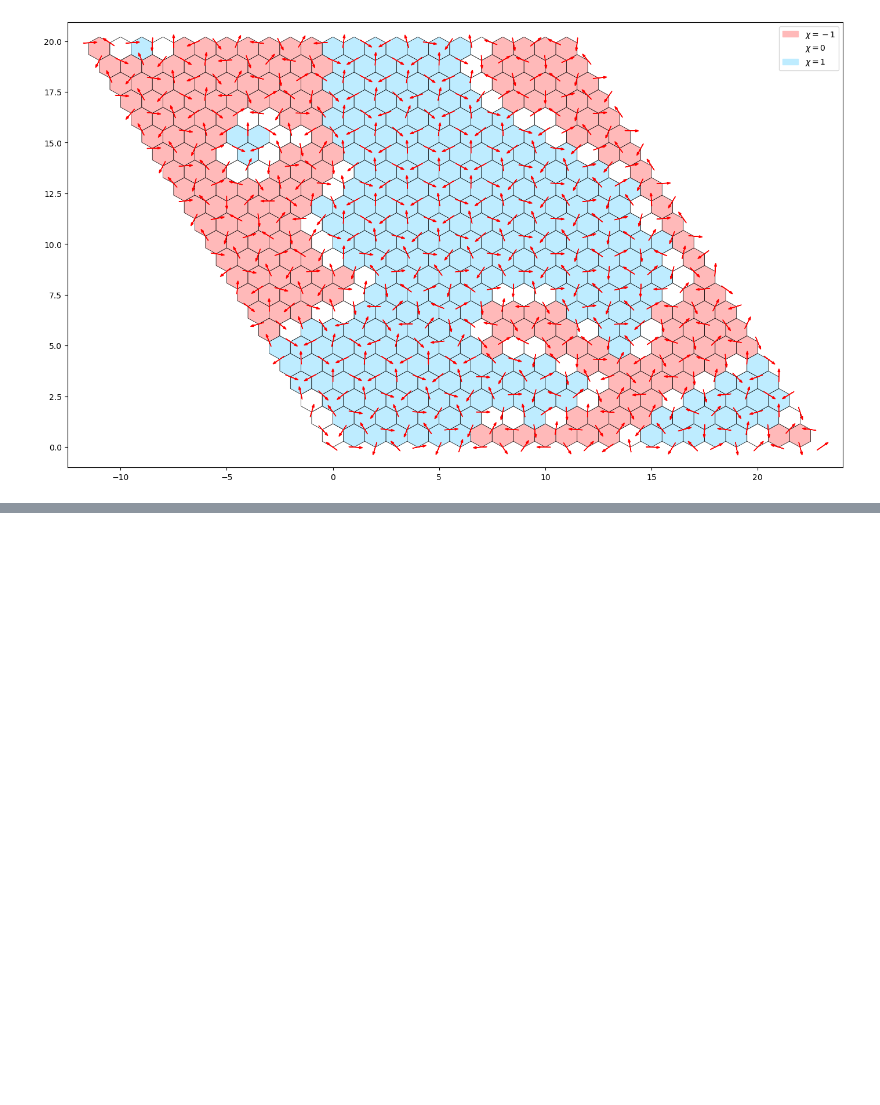
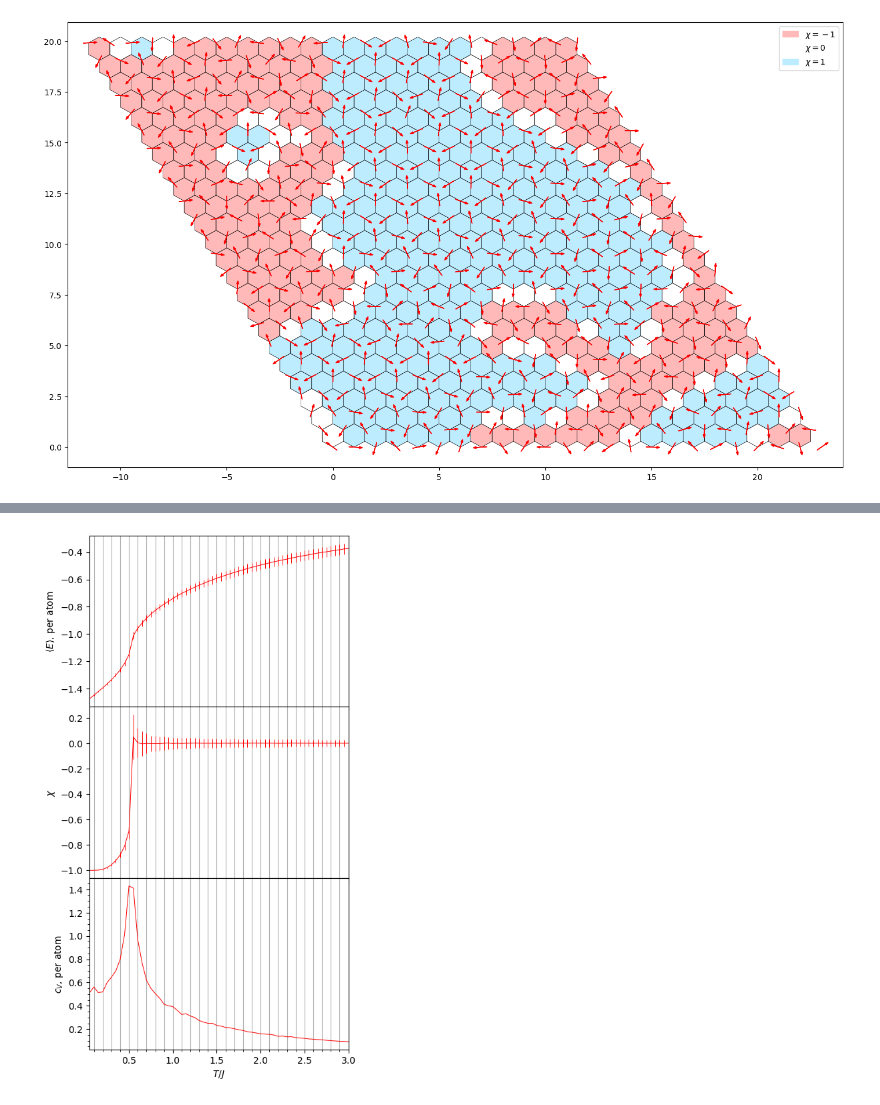
Before and after one commit to krivenko/MX2RKKY.jl, a Jupyter notebook: notebooks/Heisenberg.ipynb, the cells around one changed output, grey strips where cells are left out. Drawn from its saved outputs; the diff is of its cells as text; code cells hidden in the pictures; blank space fills up the shorter version.

```diff
--- a/notebooks/Heisenberg.ipynb
+++ b/notebooks/Heisenberg.ipynb
@@ -252,0 +318,39 @@ end
+# %%
+first_cycle = 100_000
+last_cycle = 200_000
+
+E_avg = [mean(E[first_cycle:last_cycle, n]) for n in 1:length(T_range)]
+E_var = [std(E[first_cycle:last_cycle, n]) for n in 1:length(T_range)]
+
+χ_avg = [mean(χ[first_cycle:last_cycle, n]) for n in 1:length(T_range)]
+χ_var = [std(χ[first_cycle:last_cycle, n]) for n in 1:length(T_range)]
+
+E2_avg = [mean(E[first_cycle:last_cycle, n] .^ 2) for n in 1:length(T_range)]
+cV = (E2_avg - (E_avg .^ 2)) ./ (collect(T_range) .^ 2)
+
+plt.figure(figsize=(5,10))
+gs = plt.matplotlib.gridspec.GridSpec(3, 1, hspace=0)
+
+ax1 = plt.subplot(gs[1])
+ax1.errorbar(collect(T_range), E_avg / (L1 * L2), yerr=E_var / (L1 * L2), lw=0.7, color="red")
+ax1.set_ylabel(raw"$\langle E\rangle$, per atom")
+plt.setp(ax1.get_xticklabels(), visible=false)
+ax1.grid(axis="x", which="both")
+
+ax2 = plt.subplot(gs[2], sharex=ax1)
+ax2.errorbar(collect(T_range), χ_avg, yerr=χ_var, lw=0.7, color="red")
+ax2.set_ylabel(raw"$\chi$")
+plt.setp(ax2.get_xticklabels(), visible=false)
+ax2.grid(axis="x", which="both")
+
+ax3 = plt.subplot(gs[3], sharex=ax1)
+ax3.plot(collect(T_range), cV / (L1 * L2), lw=0.7, color="red")
+ax3.set_ylabel(raw"$c_V$, per atom")
+ax3.grid(axis="x", which="both")
+
+ax3.set_xlim((first(T_range), last(T_range)))
+ax3.set_xlabel(raw"$T/J$")
+ax3.minorticks_on()
+plt.show()
+# %% [output]
+[figure, added]
```
Also changed, not shown: parts of 5 cells of this notebook.
